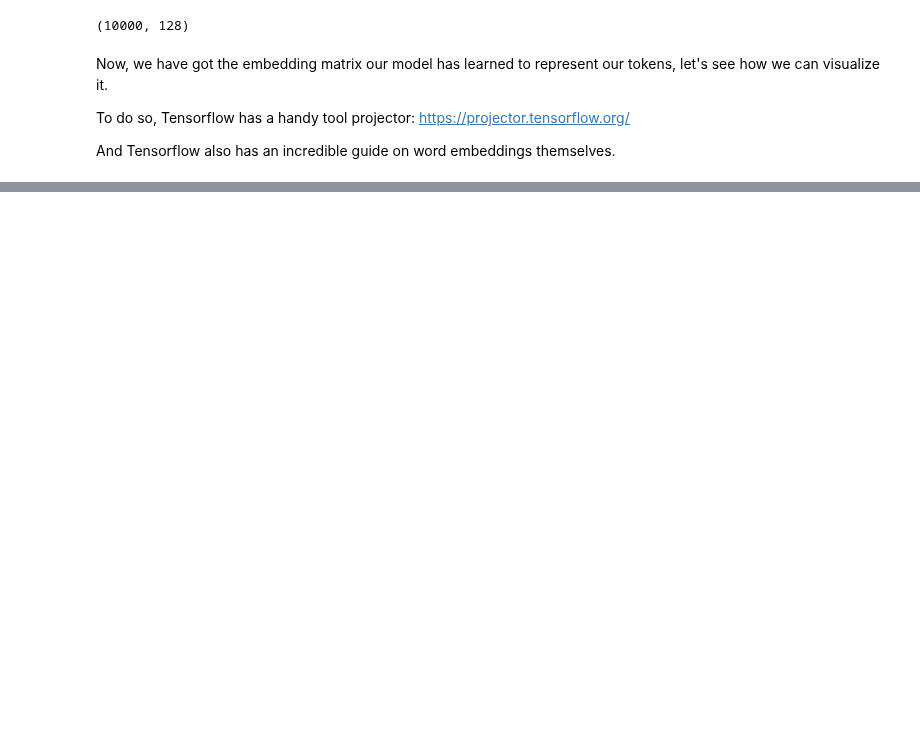
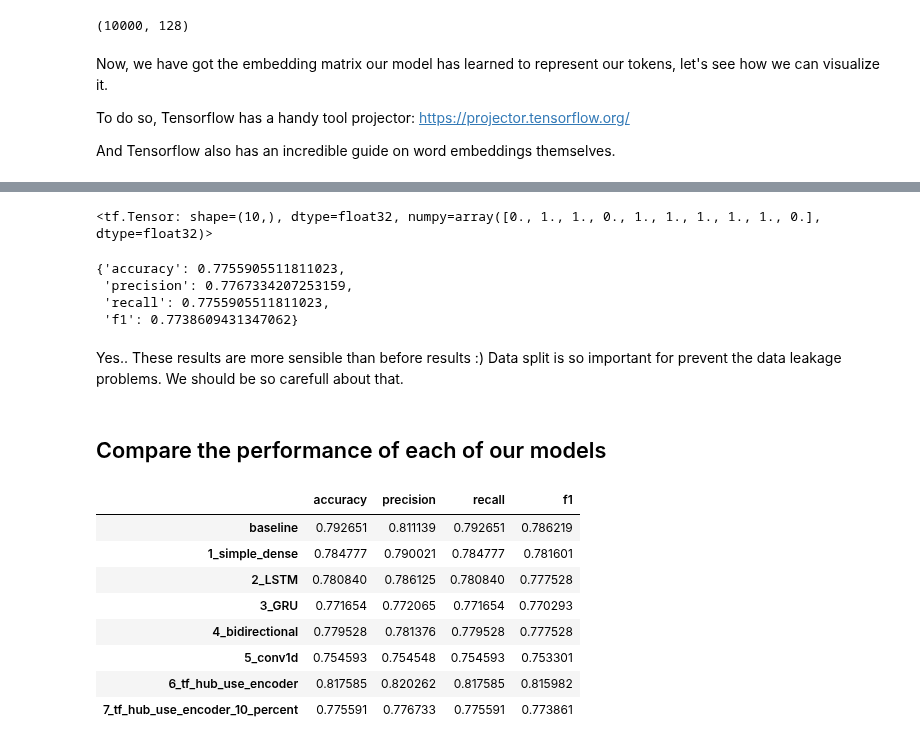
Before and after one commit to SedatParlak/tensorflow, a Jupyter notebook: 08_natural_language_process_with_tensorflow.ipynb, the cells around one changed output, grey strips where cells are left out. Drawn from its saved outputs; the diff is of its cells as text; code cells hidden in the pictures; blank space fills up the shorter version.

```diff
--- a/08_natural_language_process_with_tensorflow.ipynb
+++ b/08_natural_language_process_with_tensorflow.ipynb
@@ -631,0 +1328,18 @@ RNN's is very useful for sequence data.
+# %%
+# Clone the model from model 6
+model_7 = tf.keras.models.clone_model(model_6)
+
+# Compile the model
+model_7.compile(
+    loss='binary_crossentropy',
+    optimizer=tf.keras.optimizers.Adam(),
+    metrics=['accuracy']
+)
+
+# Fit the model with 10% of training model
+model_7_history = model_7.fit(x=train_sentences_10_percent,
+                              y=train_labels_10_percent,
+                              epochs=5,
+                              validation_data=(val_sentences, val_labels),
+                              callbacks=[create_tensorboard_callback(SAVE_DIR,
+                                                                     'model_7_USE')])
@@ -631,0 +1374,42 @@ RNN's is very useful for sequence data.
+# %%
+# Convert to predicions into label
+model_7_preds = tf.squeeze(tf.round(model_7_pred_probs))
+model_7_preds[:10]
+# %% [output]
+<tf.Tensor: shape=(10,), dtype=float32, numpy=array([0., 1., 1., 0., 1., 1., 1., 1., 1., 0.], dtype=float32)>
+# %%
+# Calculate the results of model 7
+model_7_results = calculate_results(y_true=val_labels,
+                                    y_pred=model_7_preds)
+model_7_results
+# %% [output]
+{'accuracy': 0.7755905511811023,
+ 'precision': 0.7767334207253159,
+ 'recall': 0.7755905511811023,
+ 'f1': 0.7738609431347062}
+# %% [markdown]
+Yes.. These results are more sensible than before results :) Data split is so important for prevent the data leakage problems. We should be so carefull about that.
+# %% [markdown]
+## Compare the performance of each of our models
+# %%
+# Combine all resutls into a DataFrame
+all_model_results = pd.DataFrame({'baseline': baseline_results,
+                                  '1_simple_dense': model_1_results,
+                                  '2_LSTM': model_2_results,
+                                  '3_GRU': model_3_results,
+                                  '4_bidirectional': model_4_results,
+                                  '5_conv1d': model_5_results,
+                                  '6_tf_hub_use_encoder': model_6_results,
+                                  '7_tf_hub_use_encoder_10_percent': model_7_results})
+all_model_results = all_model_results.transpose()
+all_model_results
+# %% [output]
+|  | accuracy | precision | recall | f1 |
+| baseline | 0.792651 | 0.811139 | 0.792651 | 0.786219 |
+| 1_simple_dense | 0.784777 | 0.790021 | 0.784777 | 0.781601 |
+| 2_LSTM | 0.780840 | 0.786125 | 0.780840 | 0.777528 |
+| 3_GRU | 0.771654 | 0.772065 | 0.771654 | 0.770293 |
+| 4_bidirectional | 0.779528 | 0.781376 | 0.779528 | 0.777528 |
+| 5_conv1d | 0.754593 | 0.754548 | 0.754593 | 0.753301 |
+| 6_tf_hub_use_encoder | 0.817585 | 0.820262 | 0.817585 | 0.815982 |
+| 7_tf_hub_use_encoder_10_percent | 0.775591 | 0.776733 | 0.775591 | 0.773861 |
```
Also changed, not shown: parts of 106 cells of this notebook.
